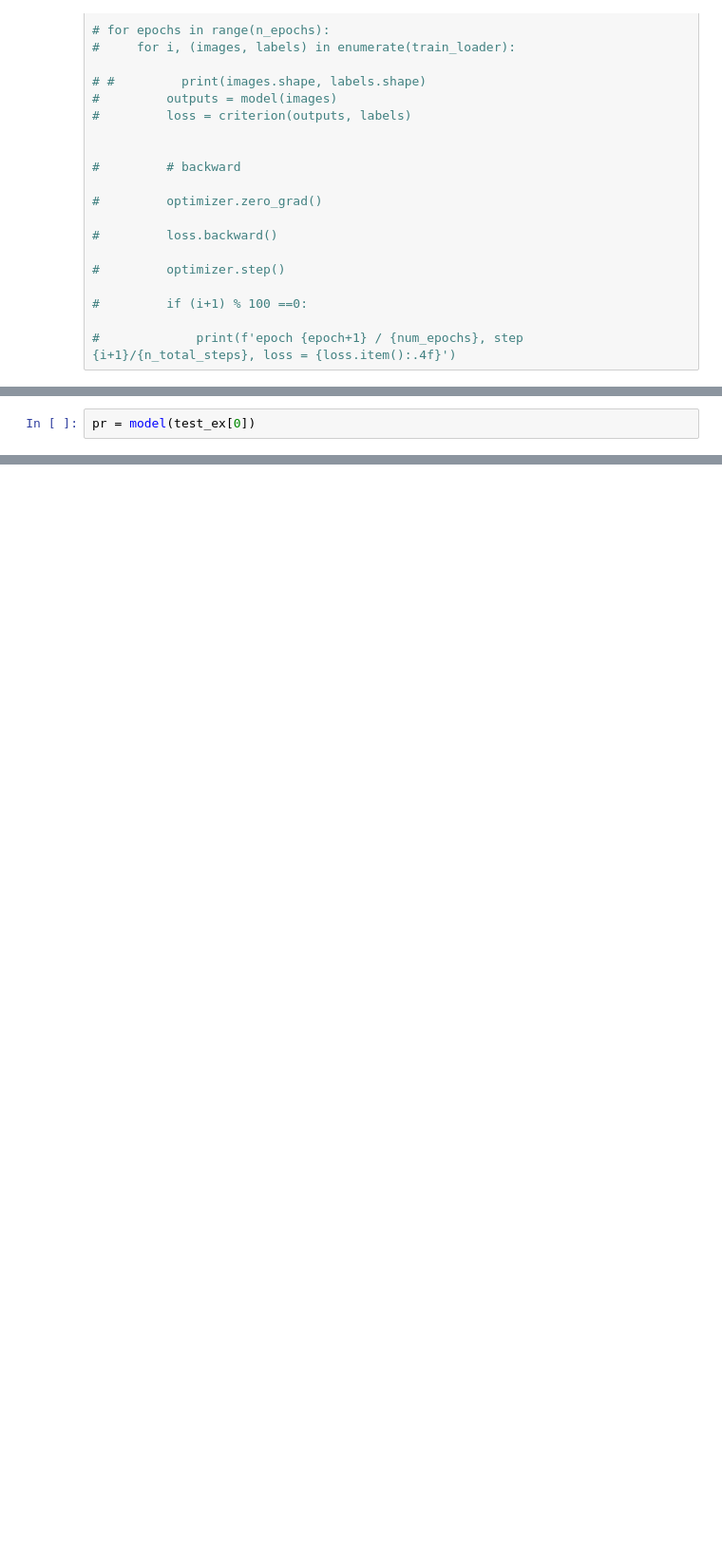
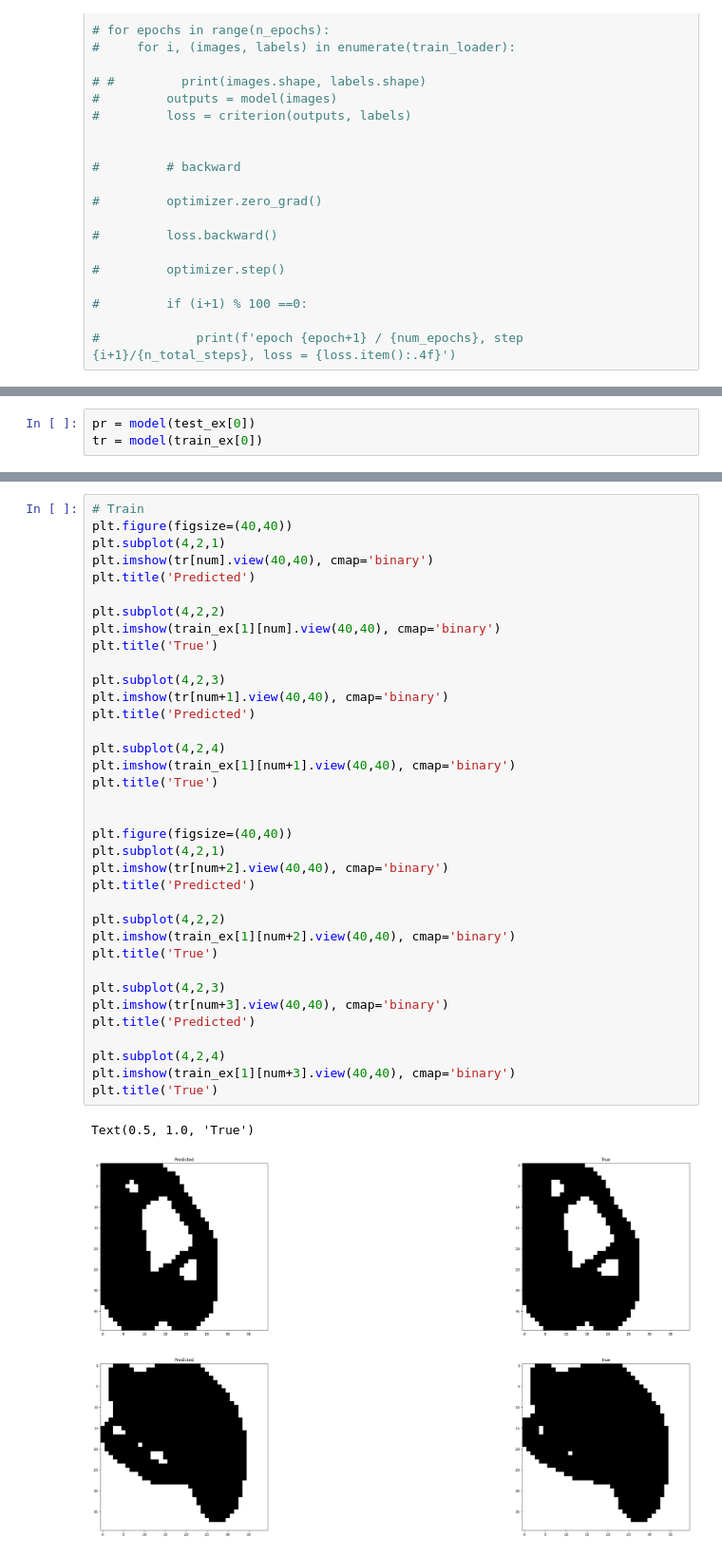
Before and after one commit to barracuda049/dl, a Jupyter notebook: model_fo_sw.ipynb, the cells around one changed output, grey strips where cells are left out. Shown: that part at 95% size. Drawn from its saved outputs; the diff is of its cells as text; blank space fills up the shorter version.

```diff
--- a/model_fo_sw.ipynb
+++ b/model_fo_sw.ipynb
@@ -632,2 +367,3 @@ test_ex = next(iter(test_set))
 # %%
 pr = model(test_ex[0])
+tr = model(train_ex[0])
@@ -648,0 +412,39 @@ plt.imshow(test_ex[0][0][0].view(40,40), cmap='binary')
+# %%
+# Train
+plt.figure(figsize=(40,40))
+plt.subplot(4,2,1)
+plt.imshow(tr[num].view(40,40), cmap='binary')
+plt.title('Predicted')
+
+plt.subplot(4,2,2)
+plt.imshow(train_ex[1][num].view(40,40), cmap='binary')
+plt.title('True')
+
+plt.subplot(4,2,3)
+plt.imshow(tr[num+1].view(40,40), cmap='binary')
+plt.title('Predicted')
+
+plt.subplot(4,2,4)
+plt.imshow(train_ex[1][num+1].view(40,40), cmap='binary')
+plt.title('True')
+
+
+plt.figure(figsize=(40,40))
+plt.subplot(4,2,1)
+plt.imshow(tr[num+2].view(40,40), cmap='binary')
+plt.title('Predicted')
+
+plt.subplot(4,2,2)
+plt.imshow(train_ex[1][num+2].view(40,40), cmap='binary')
+plt.title('True')
+
+plt.subplot(4,2,3)
+plt.imshow(tr[num+3].view(40,40), cmap='binary')
+plt.title('Predicted')
+
+plt.subplot(4,2,4)
+plt.imshow(train_ex[1][num+3].view(40,40), cmap='binary')
+plt.title('True')
+# %% [output]
+Text(0.5, 1.0, 'True')
+[figure, added]
```
Also changed, not shown: parts of 49 cells of this notebook.
